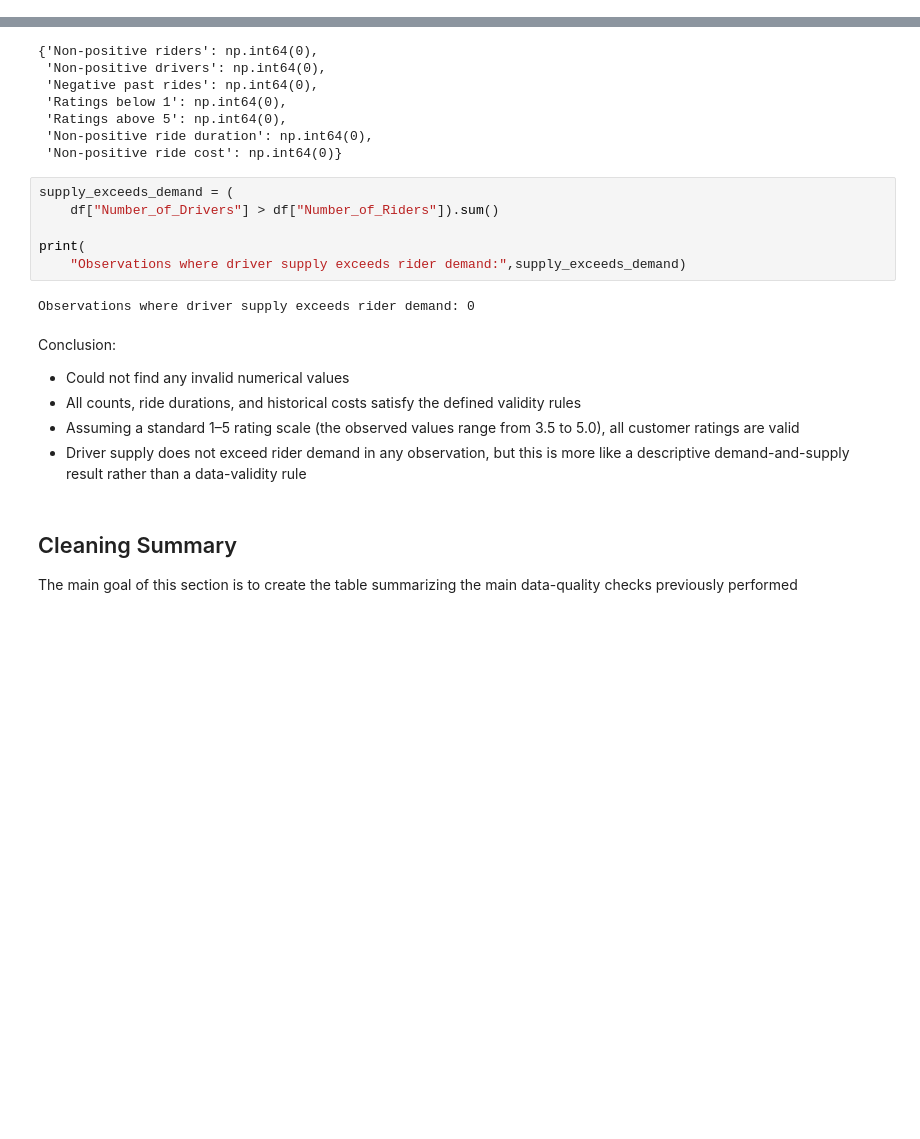
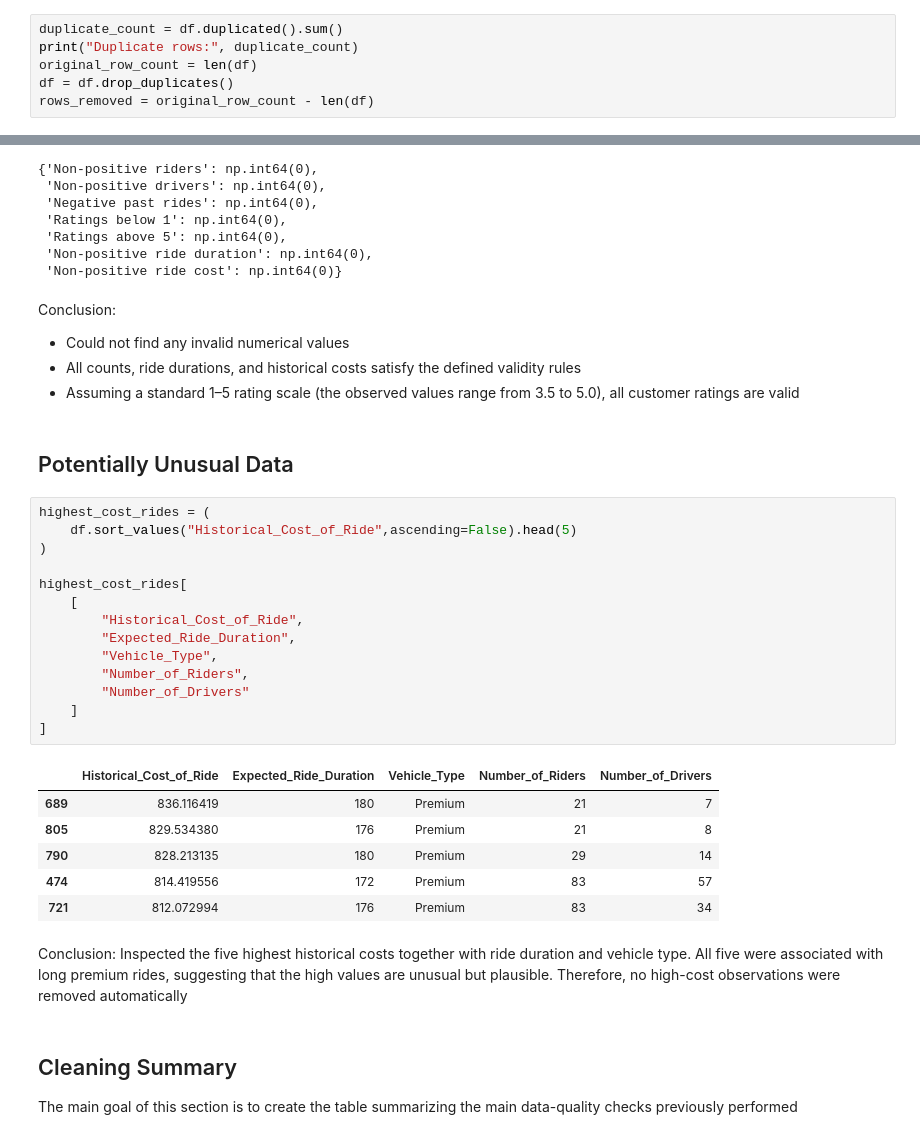
Before and after one commit to victoriabotezatu/dynamic-pricing-project, a Jupyter notebook: Notebooks/01_data_cleaning.ipynb, the cells around one changed output, grey strips where cells are left out. Drawn from its saved outputs; the diff is of its cells as text; blank space fills up the shorter version.

Commit message:
Data_Cleaning_Editing

```diff
--- a/Notebooks/01_data_cleaning.ipynb
+++ b/Notebooks/01_data_cleaning.ipynb
@@ -164,0 +212,6 @@ Duplicate Rows: 0
+# %%
+duplicate_count = df.duplicated().sum()
+print("Duplicate rows:", duplicate_count)
+original_row_count = len(df)
+df = df.drop_duplicates()
+rows_removed = original_row_count - len(df)
@@ -268,20 +370,36 @@ invalid_values
  'Ratings above 5': np.int64(0),
  'Non-positive ride duration': np.int64(0),
  'Non-positive ride cost': np.int64(0)}
-# %%
-supply_exceeds_demand = (
-    df["Number_of_Drivers"] > df["Number_of_Riders"]).sum()
-
-print(
-    "Observations where driver supply exceeds rider demand:",supply_exceeds_demand)
-# %% [output]
-Observations where driver supply exceeds rider demand: 0
 # %% [markdown]
 Conclusion:
 - Could not find any invalid numerical values
 - All counts, ride durations, and historical costs satisfy the defined validity rules
 - Assuming a standard 1–5 rating scale (the observed values range from 3.5 to 5.0), all customer ratings are valid
-- Driver supply does not exceed rider demand in any observation, but this is more like a descriptive demand-and-supply result rather than a data-validity rule
+# %% [markdown]
+## Potentially Unusual Data
+# %%
+highest_cost_rides = (
+    df.sort_values("Historical_Cost_of_Ride",ascending=False).head(5)
+)
+
+highest_cost_rides[
+    [
+        "Historical_Cost_of_Ride",
+        "Expected_Ride_Duration",
+        "Vehicle_Type",
+        "Number_of_Riders",
+        "Number_of_Drivers"
+    ]
+]
+# %% [output]
+|  | Historical_Cost_of_Ride | Expected_Ride_Duration | Vehicle_Type | Number_of_Riders | Number_of_Drivers |
+| 689 | 836.116419 | 180 | Premium | 21 | 7 |
+| 805 | 829.534380 | 176 | Premium | 21 | 8 |
+| 790 | 828.213135 | 180 | Premium | 29 | 14 |
+| 474 | 814.419556 | 172 | Premium | 83 | 57 |
+| 721 | 812.072994 | 176 | Premium | 83 | 34 |
+# %% [markdown]
+Conclusion: Inspected the five highest historical costs together with ride duration and vehicle type. All five were associated with long premium rides, suggesting that the high values are unusual but plausible. Therefore, no high-cost observations were removed automatically
 # %% [markdown]
 ## Cleaning Summary
 
```
Also changed, not shown: parts of 18 cells of this notebook, 1 other file.
